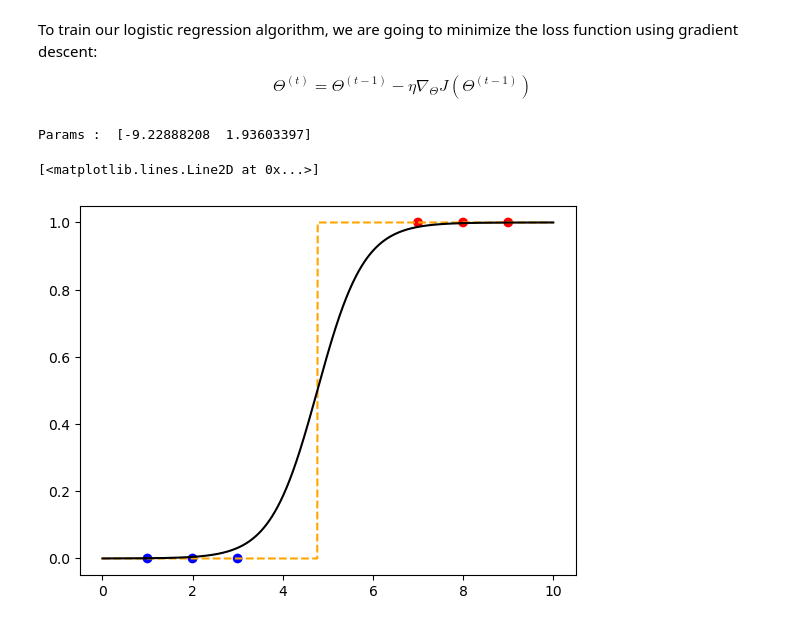
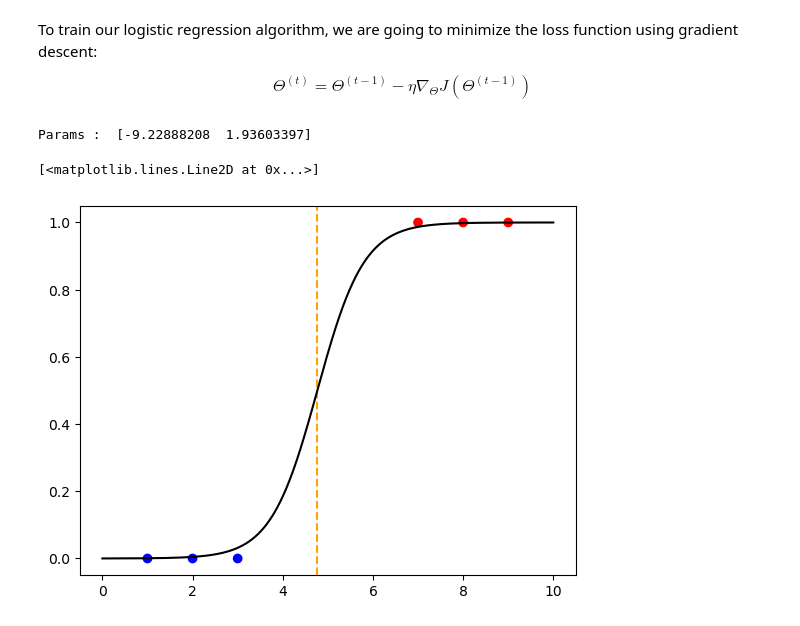
Before and after one commit to JakeLarimer/MLAlgosFromScratch, a Jupyter notebook: LogisticRegression.ipynb, the cells around one changed output. Drawn from its saved outputs; the diff is of its cells as text; code cells hidden in the pictures.

```diff
--- a/LogisticRegression.ipynb
+++ b/LogisticRegression.ipynb
@@ -361,27 +361,33 @@ class LogReg:
 # %%
 xTrain = np.array([1,2,3,7,8,9])
 yTrain = np.array([0,0,0,1,1,1])
 xTest = np.linspace(0, 10, 1000)
 
 LogRegModel1 = LogReg()
 LogRegModel1.train(xTrain, yTrain)
 print("Params : ", LogRegModel1.getParams())
 predictions = LogRegModel1.predict(xTest)
 
 cmap = []
 for val in yTrain:
     if val==0:
         cmap.append('blue')
     else:
         cmap.append('red')
 
+for i in range(len(predictions[0]) - 1):
+    if predictions[0][i] != predictions[0][i+1]:
+        des_bound_1 = (xTest[i] + xTest[i+1]) / 2
+        break
+
 plt.scatter(xTrain, yTrain, c=cmap)
-plt.plot(xTest, predictions[0], linestyle = '--', color='orange')
+#plt.plot(xTest, predictions[0], linestyle = '--', color='orange')
+plt.axvline(des_bound_1, linestyle = '--', color='orange')
 plt.plot(xTest, predictions[1], color = 'black')
 # %% [output]
 Params :  [-9.22888208  1.93603397]
 [<matplotlib.lines.Line2D at 0x...>]
-[figure, old version]
+[figure, new version]
 # %%
 noise0 = np.random.normal(2, 2, size=100)
 noise1 = np.random.normal(7, 2, size=100)
```
Also changed, not shown: parts of 1 cell of this notebook.
